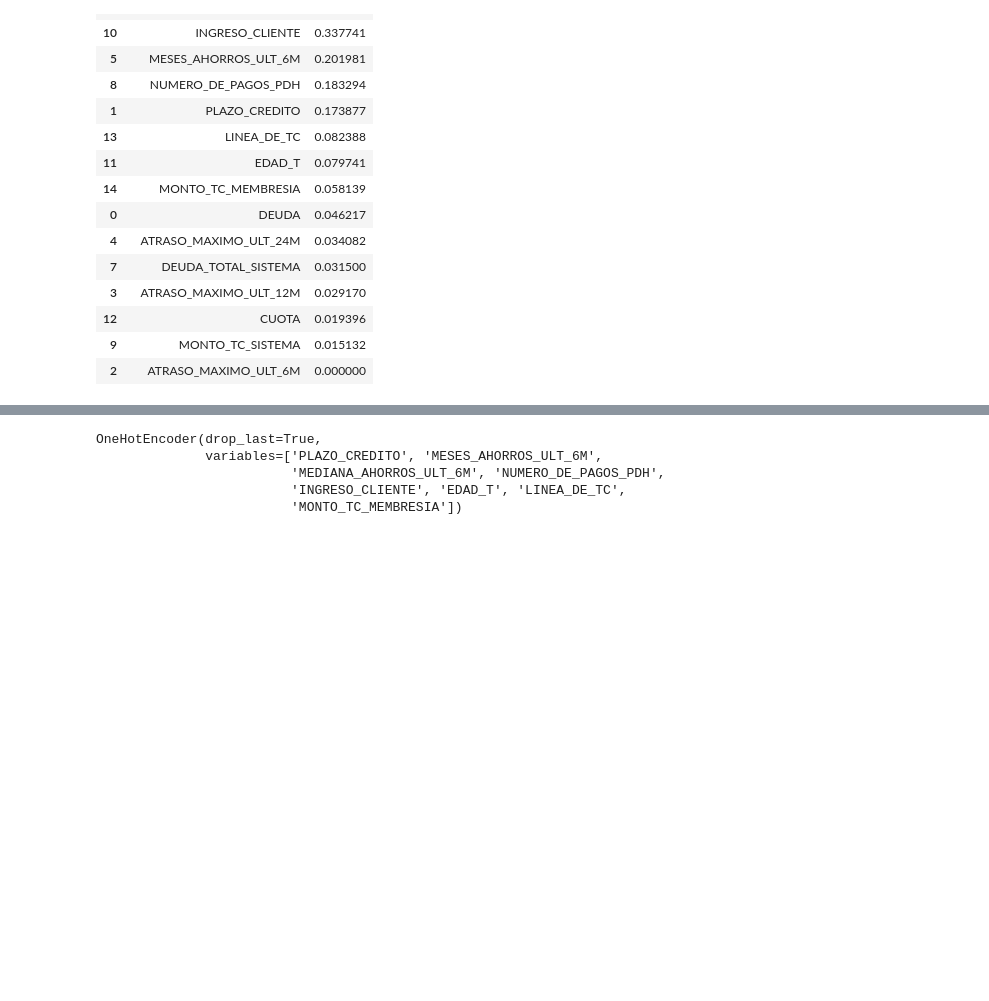
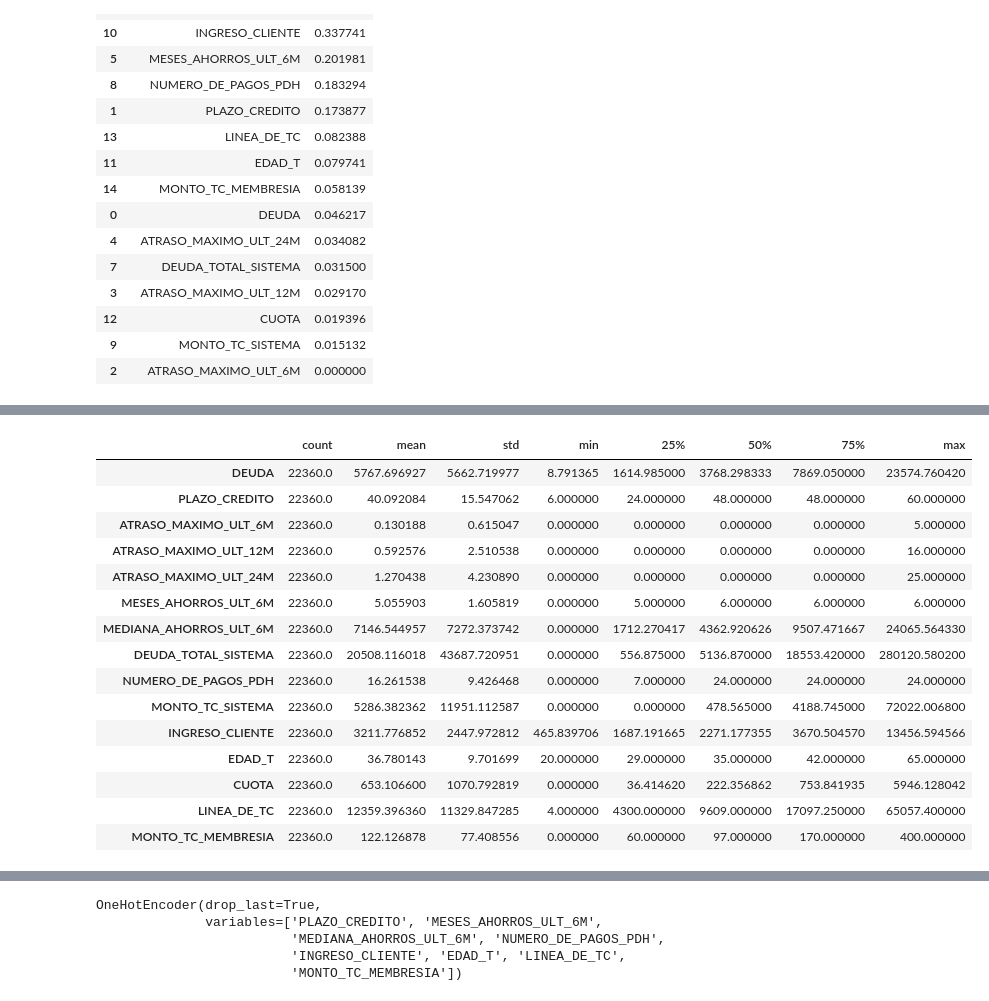
Before and after one commit to jpantojaj/CreditScoring, a Jupyter notebook: Sesión_6_17_Desarrollo_Modelo.ipynb, the cells around one changed output, grey strips where cells are left out. Cells and saved outputs as stored; diff of their text form; code cells hidden in the pictures; blank space fills up the shorter version.

```diff
--- a/Sesión_6_17_Desarrollo_Modelo.ipynb
+++ b/Sesión_6_17_Desarrollo_Modelo.ipynb
@@ -1671,0 +1707,9 @@ num_cols_2=['PLAZO_CREDITO','MESES_AHORROS_ULT_6M','MEDIANA_AHORROS_ULT_6M','NUM
+# %%
+from feature_engine.outliers import Winsorizer
+capper = Winsorizer(
+    variables=num_cols,
+    capping_method="quantiles",
+    tail="right",
+    fold=0.01,
+)
+capper.fit(X_train_t2)
@@ -1671,0 +1742,23 @@ num_cols_2=['PLAZO_CREDITO','MESES_AHORROS_ULT_6M','MEDIANA_AHORROS_ULT_6M','NUM
+# %%
+X_train_t2 = capper.transform(X_train_t2)
+X_test_t2 = capper.transform(X_test_t2)
+# %%
+#plot_boxplot_and_hist(X_train_t2, "var")
+X_train_t2.describe().transpose()
+# %% [output]
+|  | count | mean | std | min | 25% | 50% | 75% | max |
+| DEUDA | 22360.0 | 5767.696927 | 5662.719977 | 8.791365 | 1614.985000 | 3768.298333 | 7869.050000 | 23574.760420 |
+| PLAZO_CREDITO | 22360.0 | 40.092084 | 15.547062 | 6.000000 | 24.000000 | 48.000000 | 48.000000 | 60.000000 |
+| ATRASO_MAXIMO_ULT_6M | 22360.0 | 0.130188 | 0.615047 | 0.000000 | 0.000000 | 0.000000 | 0.000000 | 5.000000 |
+| ATRASO_MAXIMO_ULT_12M | 22360.0 | 0.592576 | 2.510538 | 0.000000 | 0.000000 | 0.000000 | 0.000000 | 16.000000 |
+| ATRASO_MAXIMO_ULT_24M | 22360.0 | 1.270438 | 4.230890 | 0.000000 | 0.000000 | 0.000000 | 0.000000 | 25.000000 |
+| MESES_AHORROS_ULT_6M | 22360.0 | 5.055903 | 1.605819 | 0.000000 | 5.000000 | 6.000000 | 6.000000 | 6.000000 |
+| MEDIANA_AHORROS_ULT_6M | 22360.0 | 7146.544957 | 7272.373742 | 0.000000 | 1712.270417 | 4362.920626 | 9507.471667 | 24065.564330 |
+| DEUDA_TOTAL_SISTEMA | 22360.0 | 20508.116018 | 43687.720951 | 0.000000 | 556.875000 | 5136.870000 | 18553.420000 | 280120.580200 |
+| NUMERO_DE_PAGOS_PDH | 22360.0 | 16.261538 | 9.426468 | 0.000000 | 7.000000 | 24.000000 | 24.000000 | 24.000000 |
+| MONTO_TC_SISTEMA | 22360.0 | 5286.382362 | 11951.112587 | 0.000000 | 0.000000 | 478.565000 | 4188.745000 | 72022.006800 |
+| INGRESO_CLIENTE | 22360.0 | 3211.776852 | 2447.972812 | 465.839706 | 1687.191665 | 2271.177355 | 3670.504570 | 13456.594566 |
+| EDAD_T | 22360.0 | 36.780143 | 9.701699 | 20.000000 | 29.000000 | 35.000000 | 42.000000 | 65.000000 |
+| CUOTA | 22360.0 | 653.106600 | 1070.792819 | 0.000000 | 36.414620 | 222.356862 | 753.841935 | 5946.128042 |
+| LINEA_DE_TC | 22360.0 | 12359.396360 | 11329.847285 | 4.000000 | 4300.000000 | 9609.000000 | 17097.250000 | 65057.400000 |
+| MONTO_TC_MEMBRESIA | 22360.0 | 122.126878 | 77.408556 | 0.000000 | 60.000000 | 97.000000 | 170.000000 | 400.000000 |
```
Also changed, not shown: parts of 20 cells of this notebook.
